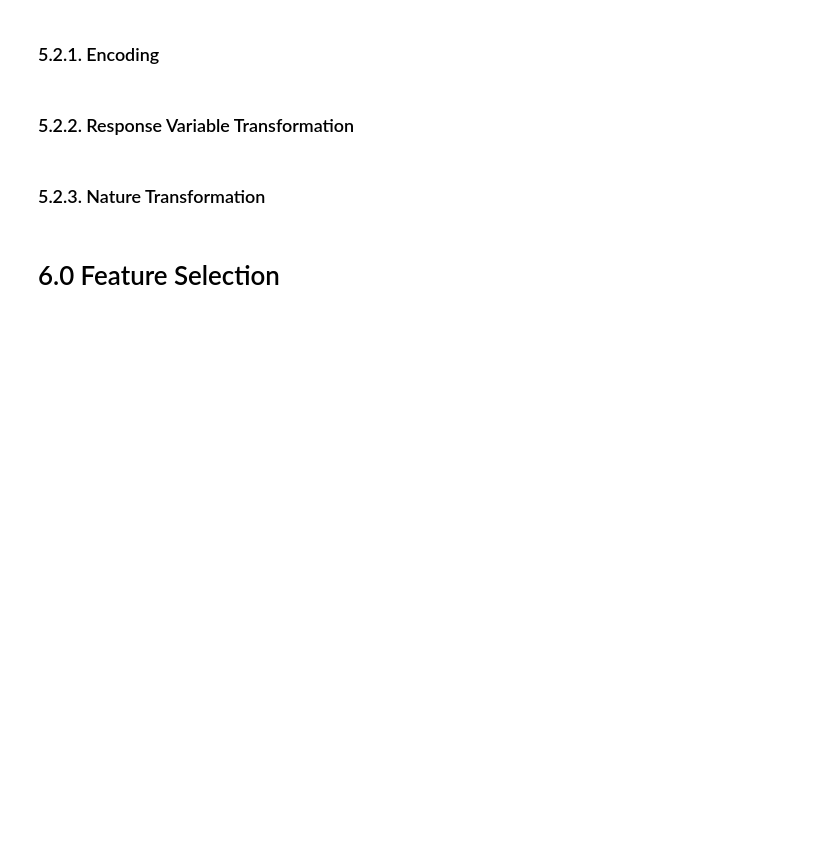
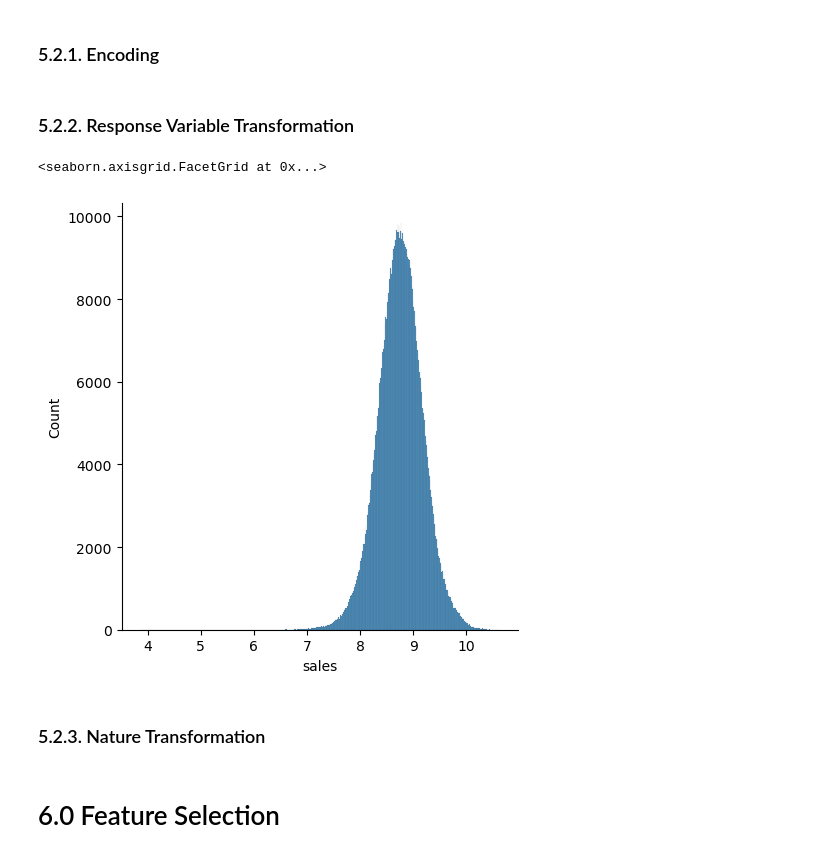
Before and after one commit to Jtani/project-rossmann_sales, a Jupyter notebook: rossman-project.ipynb, the cells around one changed output. Saved outputs shown, nothing was run; the diff lists cells and outputs as text; code cells hidden in the pictures; blank space fills up the shorter version.

```diff
--- a/rossman-project.ipynb
+++ b/rossman-project.ipynb
@@ -831,6 +917,11 @@ df5['assortment'] = df5['assortment'].map( assortment_dict )
 ### 5.2.2. Response Variable Transformation
 # %%
 df5['sales'] = np.log1p( df5['sales'] )
+# %%
+sns.displot(df5['sales'])
+# %% [output]
+<seaborn.axisgrid.FacetGrid at 0x...>
+[figure, added]
 # %% [markdown]
 ### 5.2.3. Nature Transformation
 # %%
```
Also changed, not shown: parts of 55 cells of this notebook.
